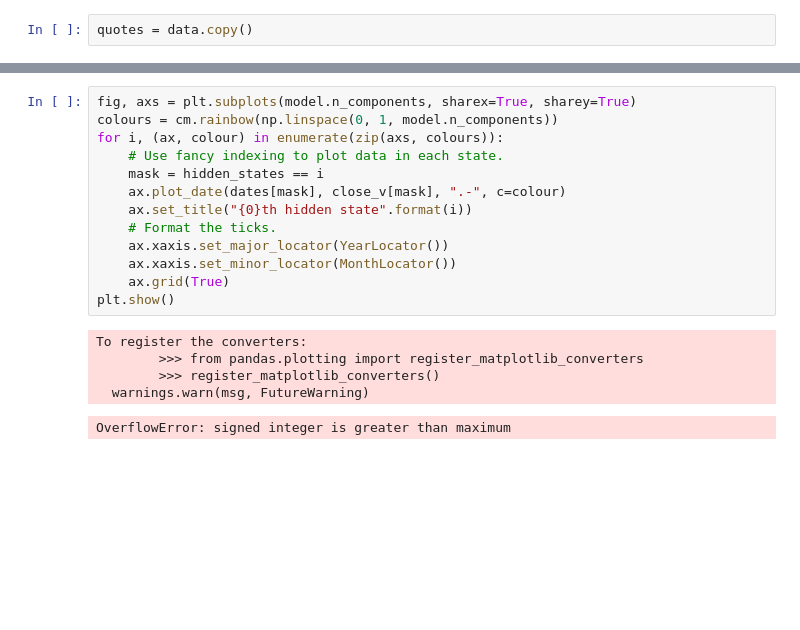
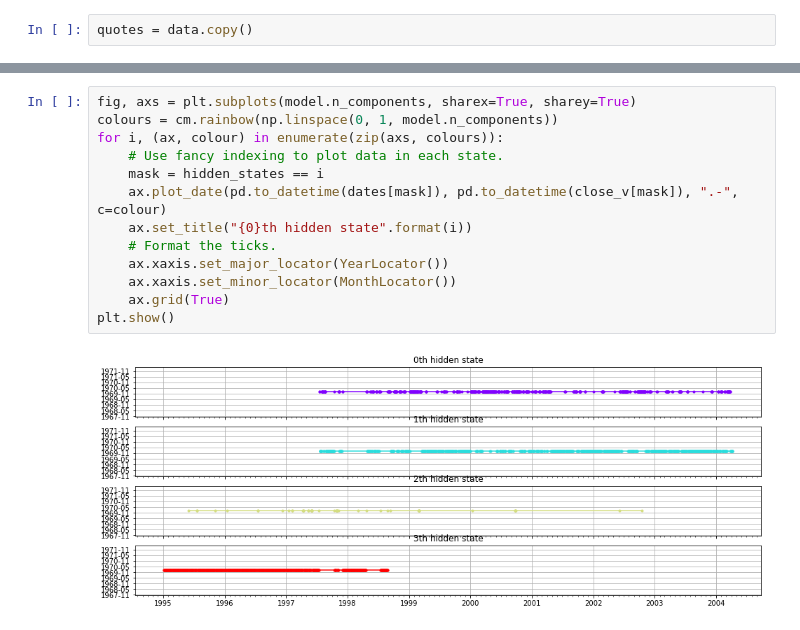
Before and after one commit to mcdaded/analytics, a Jupyter notebook: adhoc/HMM Forecasting Stocks.ipynb, the cells around one changed output, grey strips where cells are left out. Cells and saved outputs as stored; diff of their text form; blank space fills up the shorter version.

```diff
--- a/adhoc/HMM Forecasting Stocks.ipynb
+++ b/adhoc/HMM Forecasting Stocks.ipynb
@@ -90,20 +108,16 @@ var =  [6.49390474e+00 8.72915532e+15]
 # %%
 fig, axs = plt.subplots(model.n_components, sharex=True, sharey=True)
 colours = cm.rainbow(np.linspace(0, 1, model.n_components))
 for i, (ax, colour) in enumerate(zip(axs, colours)):
     # Use fancy indexing to plot data in each state.
     mask = hidden_states == i
-    ax.plot_date(dates[mask], close_v[mask], ".-", c=colour)
+    ax.plot_date(pd.to_datetime(dates[mask]), pd.to_datetime(close_v[mask]), ".-", c=colour)
     ax.set_title("{0}th hidden state".format(i))
     # Format the ticks.
     ax.xaxis.set_major_locator(YearLocator())
     ax.xaxis.set_minor_locator(MonthLocator())
     ax.grid(True)
 plt.show()
 # %% [output]
-To register the converters:
-        >>> from pandas.plotting import register_matplotlib_converters
-        >>> register_matplotlib_converters()
-  warnings.warn(msg, FutureWarning)
-OverflowError: signed integer is greater than maximum
+[figure, added]
 # %%
```
Also changed, not shown: parts of 7 cells of this notebook.
